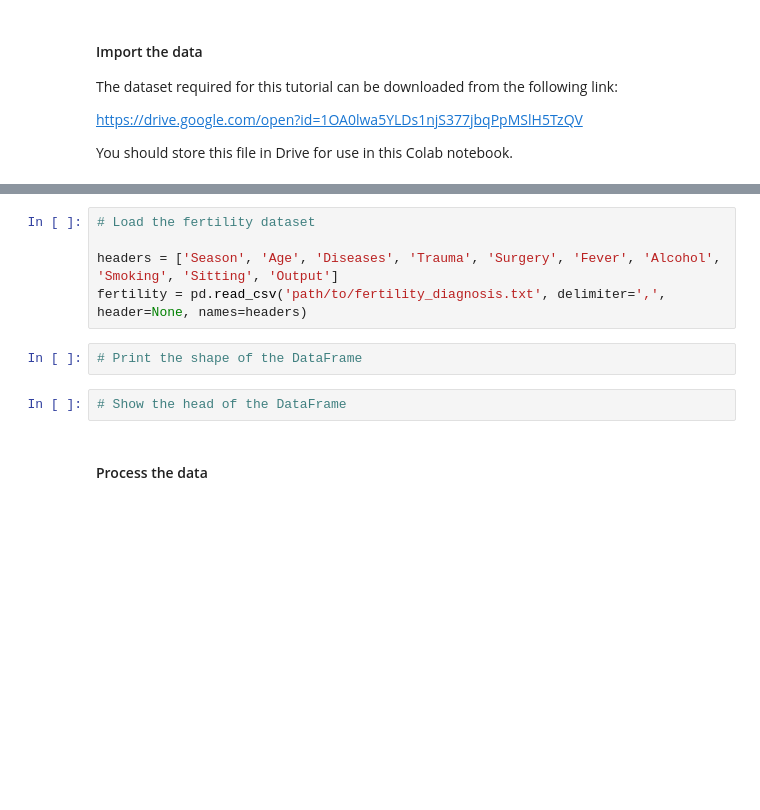
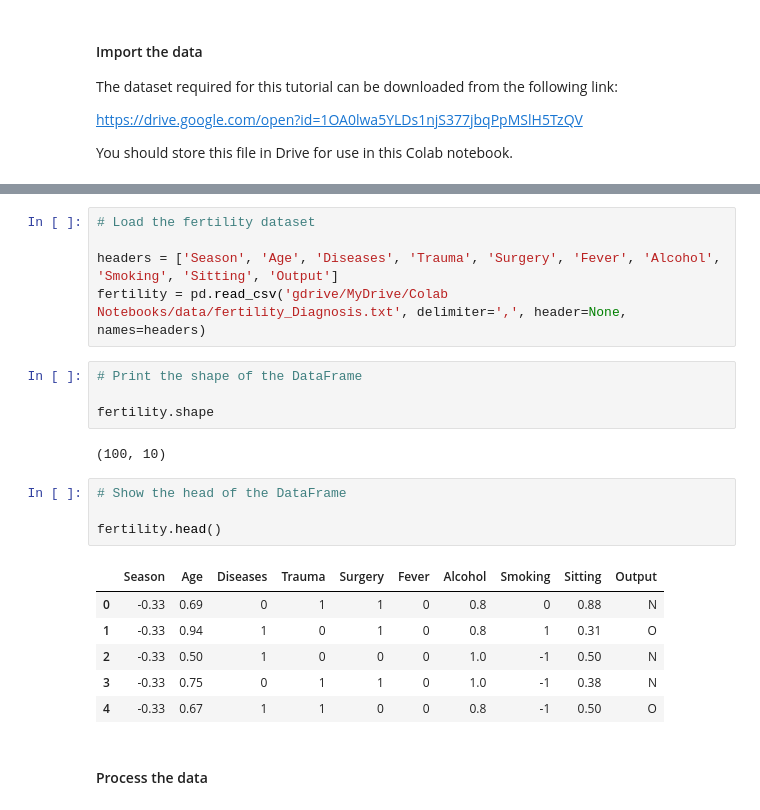
Before and after one commit to jcgarciaca/customising_your_models_with_tensorFlow2, a Jupyter notebook: week_2/Week_2_Coding_Tutorial.ipynb, the cells around one changed output, grey strips where cells are left out. Drawn from its saved outputs; the diff is of its cells as text; blank space fills up the shorter version.

```diff
--- a/week_2/Week_2_Coding_Tutorial.ipynb
+++ b/week_2/Week_2_Coding_Tutorial.ipynb
@@ -258,11 +260,24 @@ drive.mount('/content/gdrive')
 # Load the fertility dataset
 
 headers = ['Season', 'Age', 'Diseases', 'Trauma', 'Surgery', 'Fever', 'Alcohol', 'Smoking', 'Sitting', 'Output']
-fertility = pd.read_csv('path/to/fertility_diagnosis.txt', delimiter=',', header=None, names=headers)
+fertility = pd.read_csv('gdrive/MyDrive/Colab Notebooks/data/fertility_Diagnosis.txt', delimiter=',', header=None, names=headers)
 # %%
 # Print the shape of the DataFrame
+
+fertility.shape
+# %% [output]
+(100, 10)
 # %%
 # Show the head of the DataFrame
+
+fertility.head()
+# %% [output]
+|  | Season | Age | Diseases | Trauma | Surgery | Fever | Alcohol | Smoking | Sitting | Output |
+| 0 | -0.33 | 0.69 | 0 | 1 | 1 | 0 | 0.8 | 0 | 0.88 | N |
+| 1 | -0.33 | 0.94 | 1 | 0 | 1 | 0 | 0.8 | 1 | 0.31 | O |
+| 2 | -0.33 | 0.50 | 1 | 0 | 0 | 0 | 1.0 | -1 | 0.50 | N |
+| 3 | -0.33 | 0.75 | 0 | 1 | 1 | 0 | 1.0 | -1 | 0.38 | N |
+| 4 | -0.33 | 0.67 | 1 | 1 | 0 | 0 | 0.8 | -1 | 0.50 | O |
 # %% [markdown]
 #### Process the data
 # %%
```
Also changed, not shown: parts of 23 cells of this notebook.
